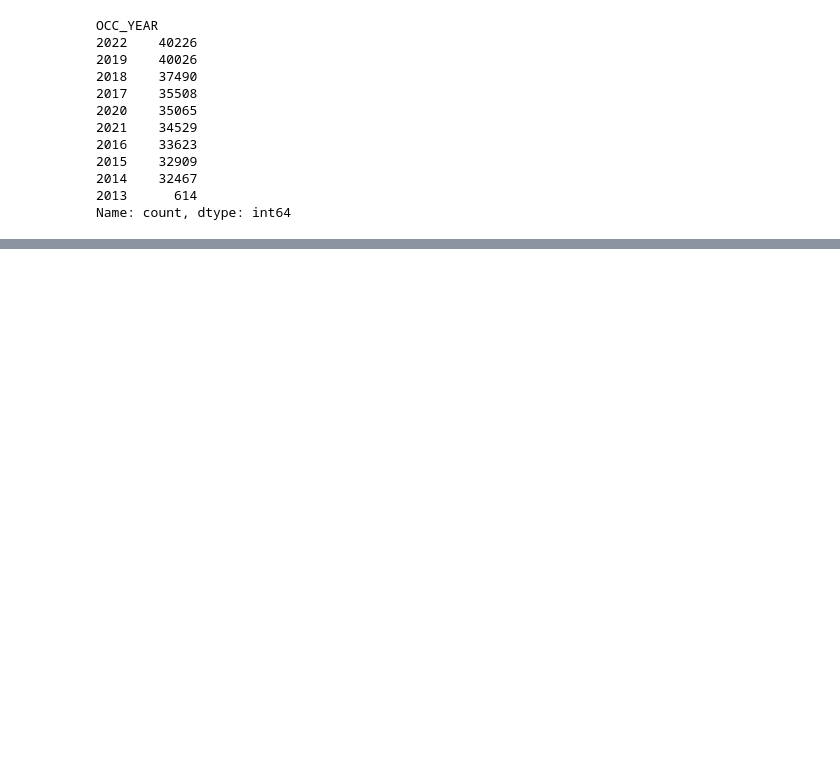
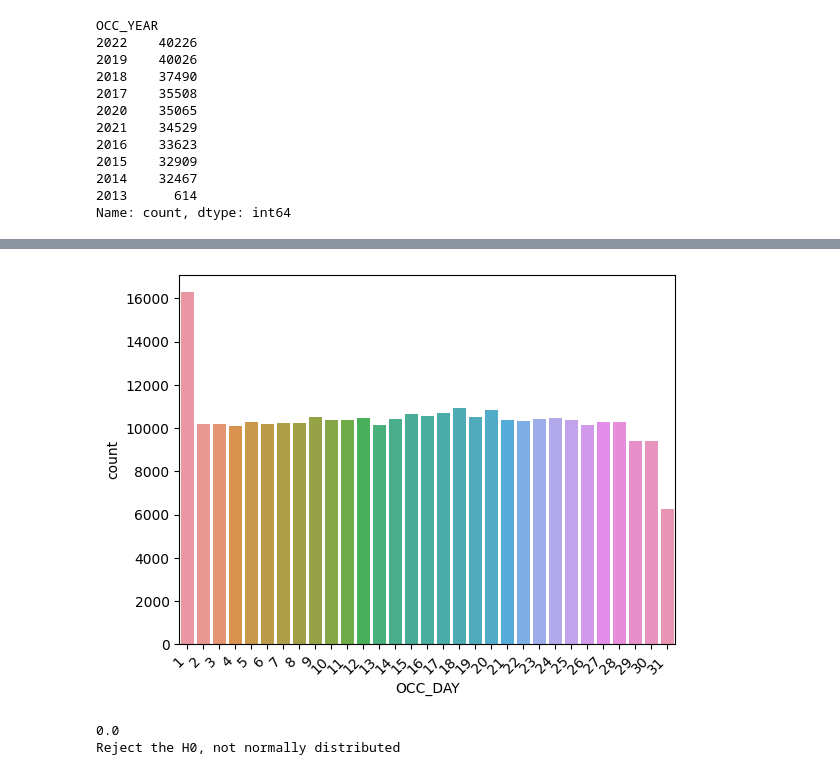
Before and after one commit to yflax/Midterm-Project, a Jupyter notebook: MCIEDA.ipynb, the cells around one changed output, grey strips where cells are left out. Drawn from its saved outputs; the diff is of its cells as text; code cells hidden in the pictures; blank space fills up the shorter version.

```diff
--- a/MCIEDA.ipynb
+++ b/MCIEDA.ipynb
@@ -501,0 +111,16 @@ KeyboardInterrupt:
+# %%
+# More than 16000 crimes happend in the first of the month, probably because of new year
+plot= sns.countplot(x='OCC_DAY', data=mciEDA2014)
+plot.set_xticklabels(plot.get_xticklabels(), rotation=45,horizontalalignment='right')
+plt.show()
+# %% [output]
+[figure, added]
+# %%
+stat, p = stats.shapiro(mciEDA2014['OCC_DAY'])
+if p > 0.05:
+    print (p, '\nNormally distributed')
+else:
+    print (p, '\nReject the H0, not normally distributed')
+# %% [output]
+0.0
+Reject the H0, not normally distributed
```
Also changed, not shown: parts of 64 cells of this notebook.
